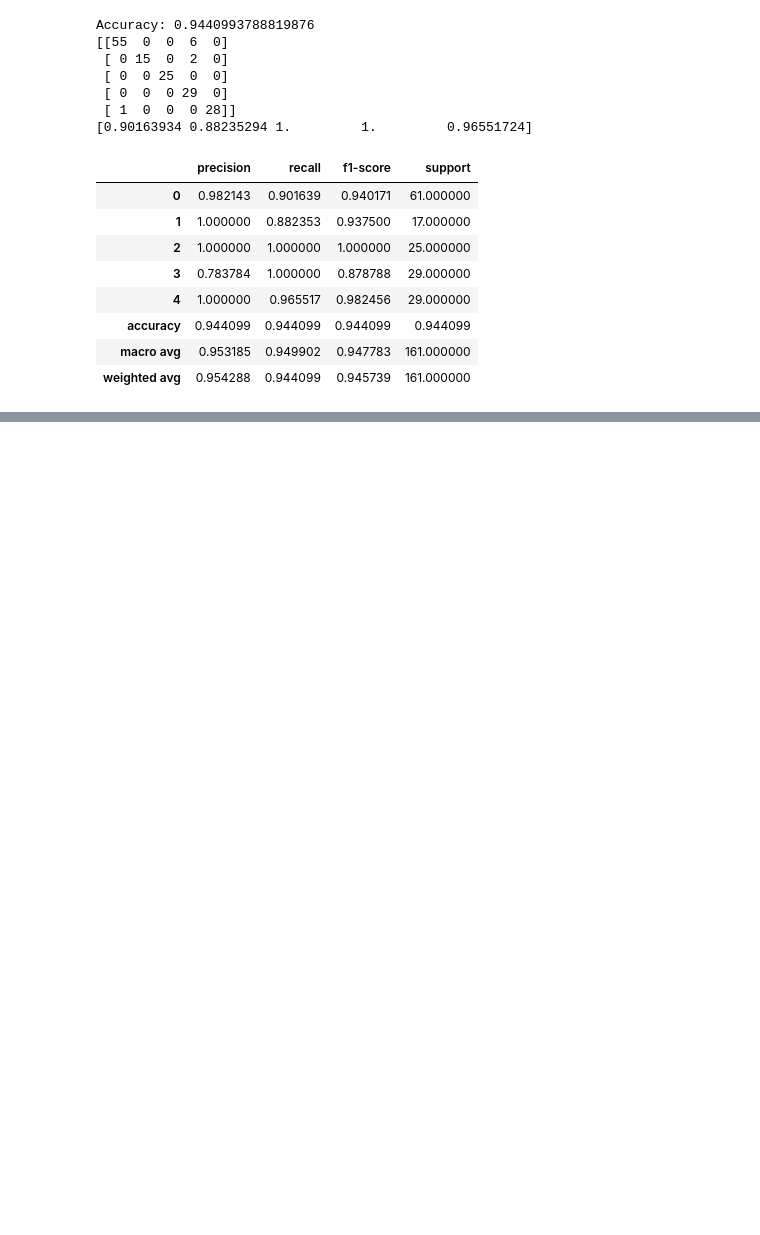
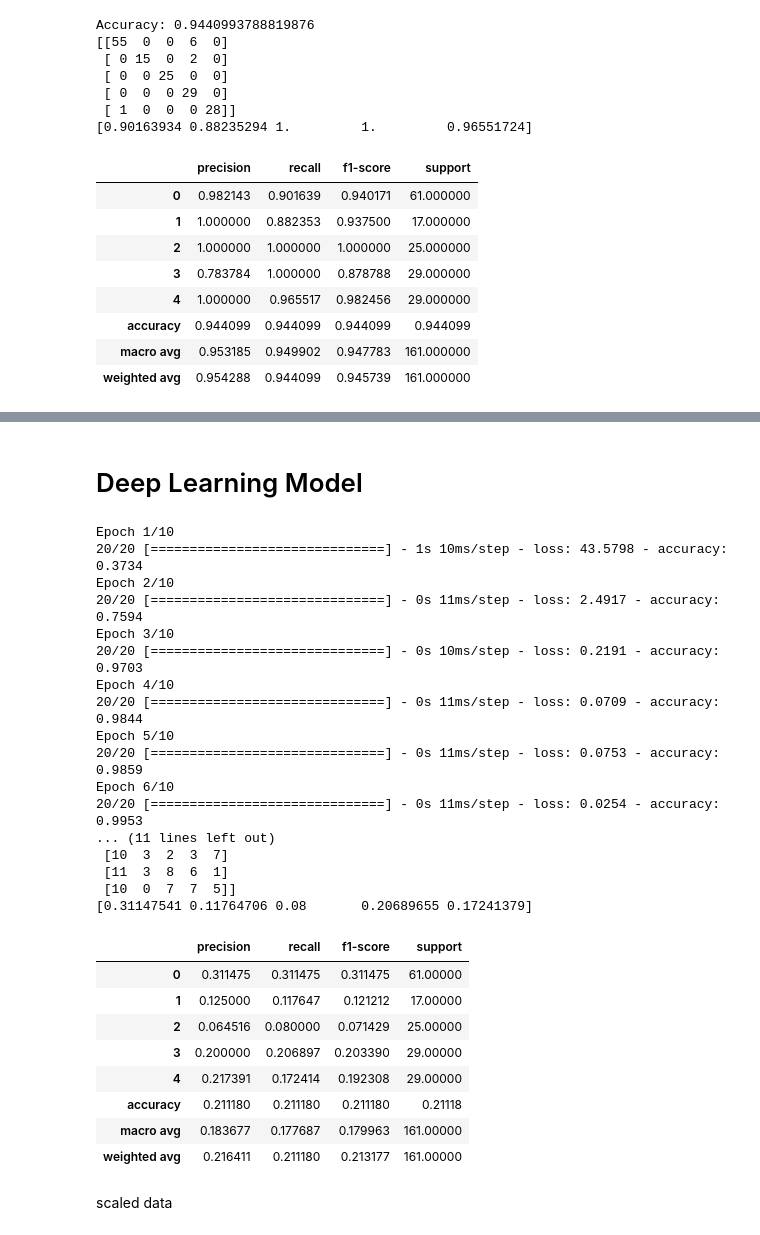
Before and after one commit to ChamikaGunarathna/DM_Group_project, a Jupyter notebook: clustering of cancer gene data.ipynb, the cells around one changed output, grey strips where cells are left out. Cells and saved outputs as stored; diff of their text form; code cells hidden in the pictures; blank space fills up the shorter version.

```diff
--- a/clustering of cancer gene data.ipynb
+++ b/clustering of cancer gene data.ipynb
@@ -1375,0 +1543,69 @@ Accuracy: 0.9440993788819876
+# %% [markdown]
+# Deep Learning Model
+# %%
+import numpy as np
+from sklearn.model_selection import train_test_split
+from sklearn.metrics import accuracy_score, precision_score, recall_score, f1_score
+from keras.models import Sequential
+from keras.layers import Dense
+
+# Assuming your data is stored in X and labels in y
+# X.shape should be (800, 20000) and y.shape should be (800,)
+# You need to replace X and y with your actual data and labels
+
+# Split the data into training and testing sets
+X_train, X_test, y_train, y_test = train_test_split(x, y, test_size=0.2, random_state=42)
+
+# Define the neural network architecture
+model = Sequential()
+model.add(Dense(128, input_dim=20531, activation='relu'))
+model.add(Dense(64, activation='relu'))
+model.add(Dense(5, activation='softmax'))  # Assuming you have 5 labels, adjust this if you have a different number
+
+# Compile the model
+model.compile(loss='sparse_categorical_crossentropy', optimizer='adam', metrics=['accuracy'])
+
+# Train the model
+model.fit(X_train, y_train, epochs=10, batch_size=32, verbose=1)
+
+# Evaluating the classifier
+print("Accuracy:", accuracy_score(y_test, y_pred))
+report =classification_report(y_test, y_pred,output_dict=True)
+
+conf_matrix = confusion_matrix(y_test, y_pred)
+print(conf_matrix)
+
+accuaracy_labels =conf_matrix.diagonal()/conf_matrix.sum(axis=1)
+print(accuaracy_labels)
+
+df = pd.DataFrame(report).transpose()
+display(df)
+# %% [output]
+Epoch 1/10
+20/20 [==============================] - 1s 10ms/step - loss: 43.5798 - accuracy: 0.3734
+Epoch 2/10
+20/20 [==============================] - 0s 11ms/step - loss: 2.4917 - accuracy: 0.7594
+Epoch 3/10
+20/20 [==============================] - 0s 10ms/step - loss: 0.2191 - accuracy: 0.9703
+Epoch 4/10
+20/20 [==============================] - 0s 11ms/step - loss: 0.0709 - accuracy: 0.9844
+Epoch 5/10
+20/20 [==============================] - 0s 11ms/step - loss: 0.0753 - accuracy: 0.9859
+Epoch 6/10
+20/20 [==============================] - 0s 11ms/step - loss: 0.0254 - accuracy: 0.9953
+... (11 lines left out)
+ [10  3  2  3  7]
+ [11  3  8  6  1]
+ [10  0  7  7  5]]
+[0.31147541 0.11764706 0.08       0.20689655 0.17241379]
+|  | precision | recall | f1-score | support |
+| 0 | 0.311475 | 0.311475 | 0.311475 | 61.00000 |
+| 1 | 0.125000 | 0.117647 | 0.121212 | 17.00000 |
+| 2 | 0.064516 | 0.080000 | 0.071429 | 25.00000 |
+| 3 | 0.200000 | 0.206897 | 0.203390 | 29.00000 |
+| 4 | 0.217391 | 0.172414 | 0.192308 | 29.00000 |
+| accuracy | 0.211180 | 0.211180 | 0.211180 | 0.21118 |
+| macro avg | 0.183677 | 0.177687 | 0.179963 | 161.00000 |
+| weighted avg | 0.216411 | 0.211180 | 0.213177 | 161.00000 |
+# %% [markdown]
+scaled data
```
Also changed, not shown: parts of 39 cells of this notebook.
